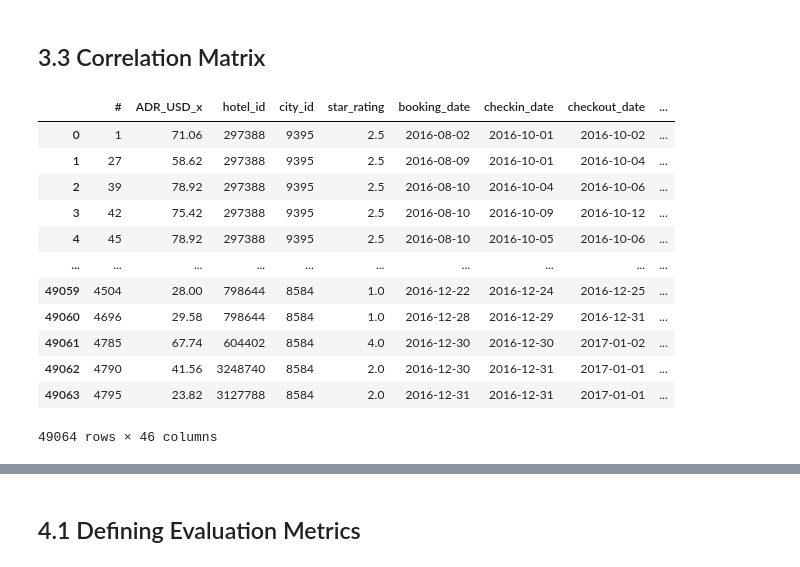
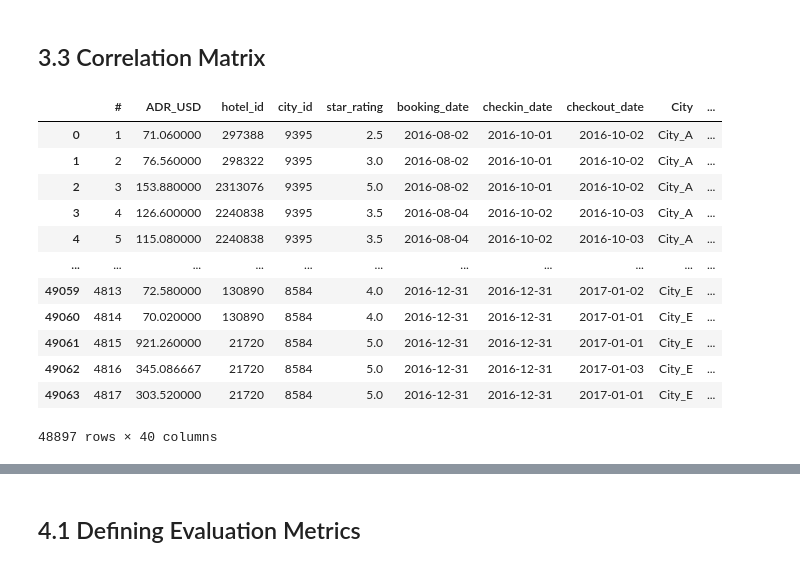
Before and after one commit to Tempesta-96/KagglePrac, a Jupyter notebook: hotel-booking-analysis.ipynb, the cells around one changed output, grey strips where cells are left out. Saved outputs shown, nothing was run; the diff lists cells and outputs as text; code cells hidden in the pictures.

```diff
--- a/hotel-booking-analysis.ipynb
+++ b/hotel-booking-analysis.ipynb
@@ -56,7 +84,7 @@ Check-out date – Date of check-out
 ## 2.1 Reading the file <a class="anchor"  id="subchapter2.1"></a>
 # %%
 # Specify the file path of the Excel file
-FILE = '/kaggle/input/hotel-booking/Case_Study_Urgency_Message_Data.xlsx'
+FILE = '/kaggle/input/hotel-booking/Hotel Price Analysis.xlsx'
 
 # List of cities to process
 CITIES = ['City_A', 'City_B', 'City_C', 'City_D', 'City_E']
@@ -70,7 +98,7 @@ for CITY in CITIES:
     df = pd.read_excel(FILE, sheet_name=CITY)
 
     # Add a new column 'Table Name' to indicate the city
-    df['Table Name'] = CITY
+    df['City'] = CITY
 
     # Append the DataFrame to the list
     hotel_list.append(df)
@@ -78,9 +106,6 @@ for CITY in CITIES:
 # Concatenate all individual hotel DataFrames into a single DataFrame
 hotel_df = pd.concat(hotel_list, ignore_index=True)
 
-# Save the concatenated DataFrame to an Excel file
-hotel_df.to_excel('Hotel Analysis.xlsx', index=False)
-
 # Display the concatenated DataFrame
 display(hotel_df)
 # %% [output]
@@ -190,6 +194,6 @@ display(top_hotel_df)
 # %%
-CATEGORICAL_COLS = ['accommodation_type_name', 'chain_hotel', 'checkin_day', 'booking_day']
-NUMERICAL_COLS = ['star_rating', 'days_prior', 'ADR_USD']
+CATEGORICAL_COLS = ['accommodation_type_name', 'chain_hotel', 'checkin_day', 'price']
+NUMERICAL_COLS = ['star_rating', 'days_prior', 'ADR_USD', 'normalized_price']
 # %% [markdown]
 ## 2.3 County of Accomodation Type, Chain Hotel, Star Rating <a class="anchor"  id="subchapter2.3"></a>
 # %%
@@ -344,0 +353,23 @@ plt.show()
+# %%
+hotel_df['details'] = hotel_df['star_rating'].astype('str') + "-" + hotel_df['accommodation_type_name'] + "-" + hotel_df['chain_hotel'] + "-" + hotel_df['City']
+hotel_no_dupe_df = hotel_df.drop_duplicates(subset=['hotel_id'])
+increasing_df = hotel_no_dupe_df[hotel_no_dupe_df['price'] == 'increasing']
+decreasing_df = hotel_no_dupe_df[hotel_no_dupe_df['price'] == 'decreasing']
+
+# Calculate the count of 'details'
+increasing_df_data = increasing_df['details'].value_counts()
+increasing_df_data.columns = ['details', 'count']
+display(increasing_df_data)
+
+# Creating a subplot with 1 rows and 4 cols
+fig, axes = plt.subplots(1, 4, figsize=(25, 10))
+
+for idx, axis in enumerate(['accommodation_type_name', 'chain_hotel', 'star_rating', 'City']):
+    ax = axes[idx]
+    axis_count = increasing_df[axis].value_counts()
+    axis_count.plot(kind='bar', ax=ax)
+    ax.set_title(f'{axis} Count')
+    ax.set_xlabel(axis)
+    ax.set_ylabel('Count')
+plt.tight_layout()
+plt.show()
@@ -402,21 +429,21 @@ plt.show()
 ## 3.3 Correlation Matrix <a class="anchor"  id="subchapter3.3"></a>
 # %%
 # Use pandas get_dummies function to one-hot encode categorical columns
-encoded_df = pd.get_dummies(merged_df, columns=CATEGORICAL_COLS, drop_first=False)
+encoded_df = pd.get_dummies(hotel_df, columns=CATEGORICAL_COLS, drop_first=False)
 display(encoded_df)
 # %% [output]
-|  | # | ADR_USD_x | hotel_id | city_id | star_rating | booking_date | checkin_date | checkout_date | ... |
-| 0 | 1 | 71.06 | 297388 | 9395 | 2.5 | 2016-08-02 | 2016-10-01 | 2016-10-02 | ... |
-| 1 | 27 | 58.62 | 297388 | 9395 | 2.5 | 2016-08-09 | 2016-10-01 | 2016-10-04 | ... |
-| 2 | 39 | 78.92 | 297388 | 9395 | 2.5 | 2016-08-10 | 2016-10-04 | 2016-10-06 | ... |
-| 3 | 42 | 75.42 | 297388 | 9395 | 2.5 | 2016-08-10 | 2016-10-09 | 2016-10-12 | ... |
-| 4 | 45 | 78.92 | 297388 | 9395 | 2.5 | 2016-08-10 | 2016-10-05 | 2016-10-06 | ... |
-| ... | ... | ... | ... | ... | ... | ... | ... | ... | ... |
-| 49059 | 4504 | 28.00 | 798644 | 8584 | 1.0 | 2016-12-22 | 2016-12-24 | 2016-12-25 | ... |
-| 49060 | 4696 | 29.58 | 798644 | 8584 | 1.0 | 2016-12-28 | 2016-12-29 | 2016-12-31 | ... |
-| 49061 | 4785 | 67.74 | 604402 | 8584 | 4.0 | 2016-12-30 | 2016-12-30 | 2017-01-02 | ... |
-| 49062 | 4790 | 41.56 | 3248740 | 8584 | 2.0 | 2016-12-30 | 2016-12-31 | 2017-01-01 | ... |
-| 49063 | 4795 | 23.82 | 3127788 | 8584 | 2.0 | 2016-12-31 | 2016-12-31 | 2017-01-01 | ... |
+|  | # | ADR_USD | hotel_id | city_id | star_rating | booking_date | checkin_date | checkout_date | City | ... |
+| 0 | 1 | 71.060000 | 297388 | 9395 | 2.5 | 2016-08-02 | 2016-10-01 | 2016-10-02 | City_A | ... |
+| 1 | 2 | 76.560000 | 298322 | 9395 | 3.0 | 2016-08-02 | 2016-10-01 | 2016-10-02 | City_A | ... |
+| 2 | 3 | 153.880000 | 2313076 | 9395 | 5.0 | 2016-08-02 | 2016-10-01 | 2016-10-02 | City_A | ... |
+| 3 | 4 | 126.600000 | 2240838 | 9395 | 3.5 | 2016-08-04 | 2016-10-02 | 2016-10-03 | City_A | ... |
+| 4 | 5 | 115.080000 | 2240838 | 9395 | 3.5 | 2016-08-04 | 2016-10-02 | 2016-10-03 | City_A | ... |
+| ... | ... | ... | ... | ... | ... | ... | ... | ... | ... | ... |
+| 49059 | 4813 | 72.580000 | 130890 | 8584 | 4.0 | 2016-12-31 | 2016-12-31 | 2017-01-02 | City_E | ... |
+| 49060 | 4814 | 70.020000 | 130890 | 8584 | 4.0 | 2016-12-31 | 2016-12-31 | 2017-01-01 | City_E | ... |
+| 49061 | 4815 | 921.260000 | 21720 | 8584 | 5.0 | 2016-12-31 | 2016-12-31 | 2017-01-01 | City_E | ... |
+| 49062 | 4816 | 345.086667 | 21720 | 8584 | 5.0 | 2016-12-31 | 2016-12-31 | 2017-01-03 | City_E | ... |
+| 49063 | 4817 | 303.520000 | 21720 | 8584 | 5.0 | 2016-12-31 | 2016-12-31 | 2017-01-01 | City_E | ... |
-49064 rows × 46 columns
+48897 rows × 40 columns
 # %%
 # Drop columns that are not needed for correlation analysis
```
Also changed, not shown: parts of 78 cells of this notebook.
